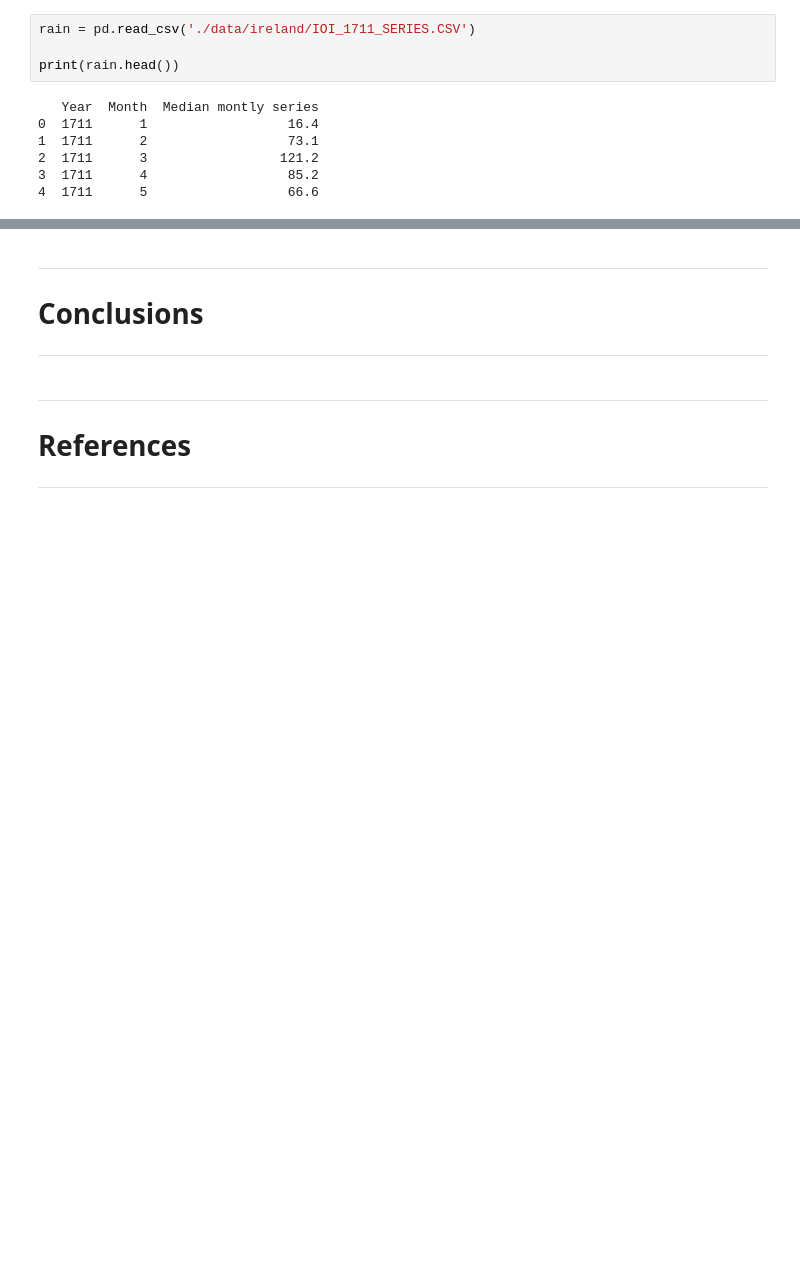
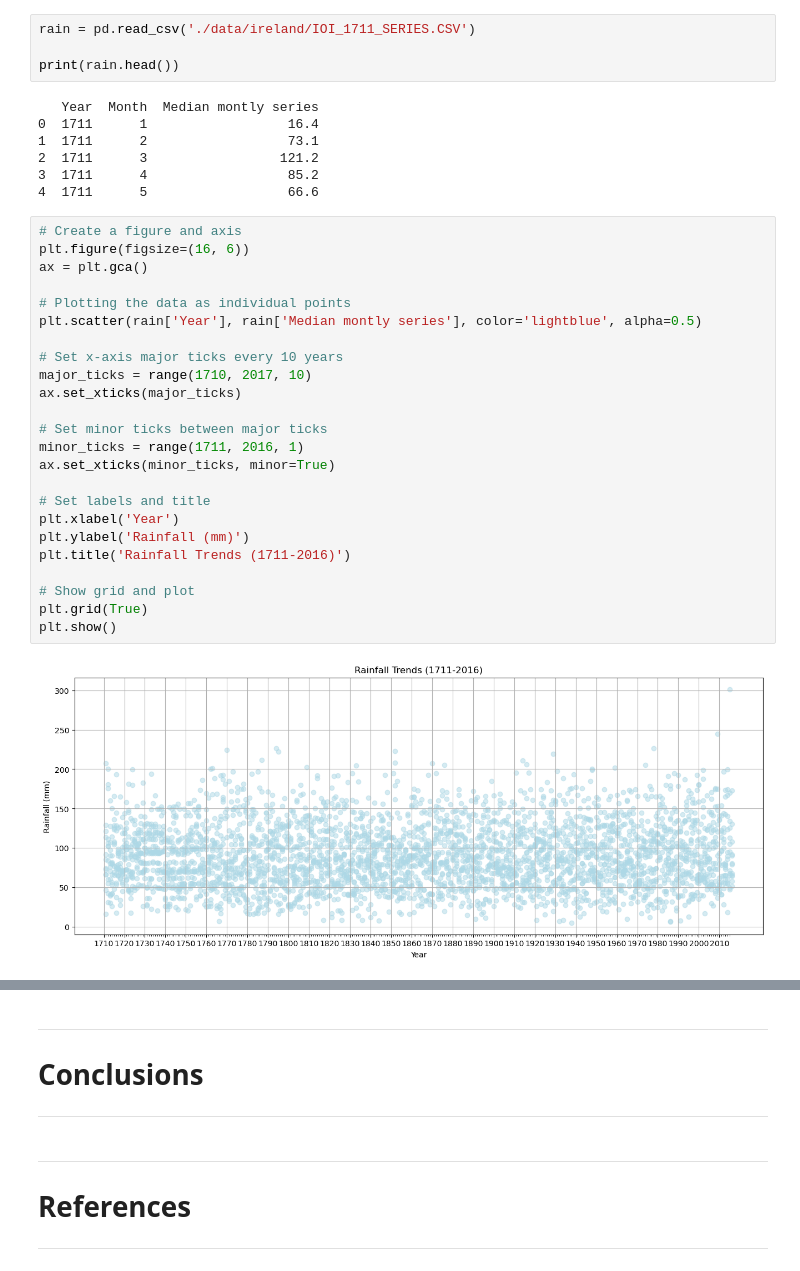
Before and after one commit to nexlanglxm/climate-data-analysis, a Jupyter notebook: project2/project.ipynb, the cells around one changed output, grey strips where cells are left out. Drawn from its saved outputs; the diff is of its cells as text; blank space fills up the shorter version.

Commit message:
adding more on rainfall, starting EDA, linear regression

```diff
--- a/project2/project.ipynb
+++ b/project2/project.ipynb
@@ -178,3 +178,29 @@ print(rain.head())
 2  1711      3                 121.2
 3  1711      4                  85.2
 4  1711      5                  66.6
+# %%
+# Create a figure and axis
+plt.figure(figsize=(16, 6))
+ax = plt.gca()
+
+# Plotting the data as individual points
+plt.scatter(rain['Year'], rain['Median montly series'], color='lightblue', alpha=0.5)
+
+# Set x-axis major ticks every 10 years
+major_ticks = range(1710, 2017, 10)
+ax.set_xticks(major_ticks)
+
+# Set minor ticks between major ticks
+minor_ticks = range(1711, 2016, 1)
+ax.set_xticks(minor_ticks, minor=True)
+
+# Set labels and title
+plt.xlabel('Year')
+plt.ylabel('Rainfall (mm)')
+plt.title('Rainfall Trends (1711-2016)')
+
+# Show grid and plot
+plt.grid(True)
+plt.show()
+# %% [output]
+[figure, added]
```
Also changed, not shown: parts of 9 cells of this notebook.
